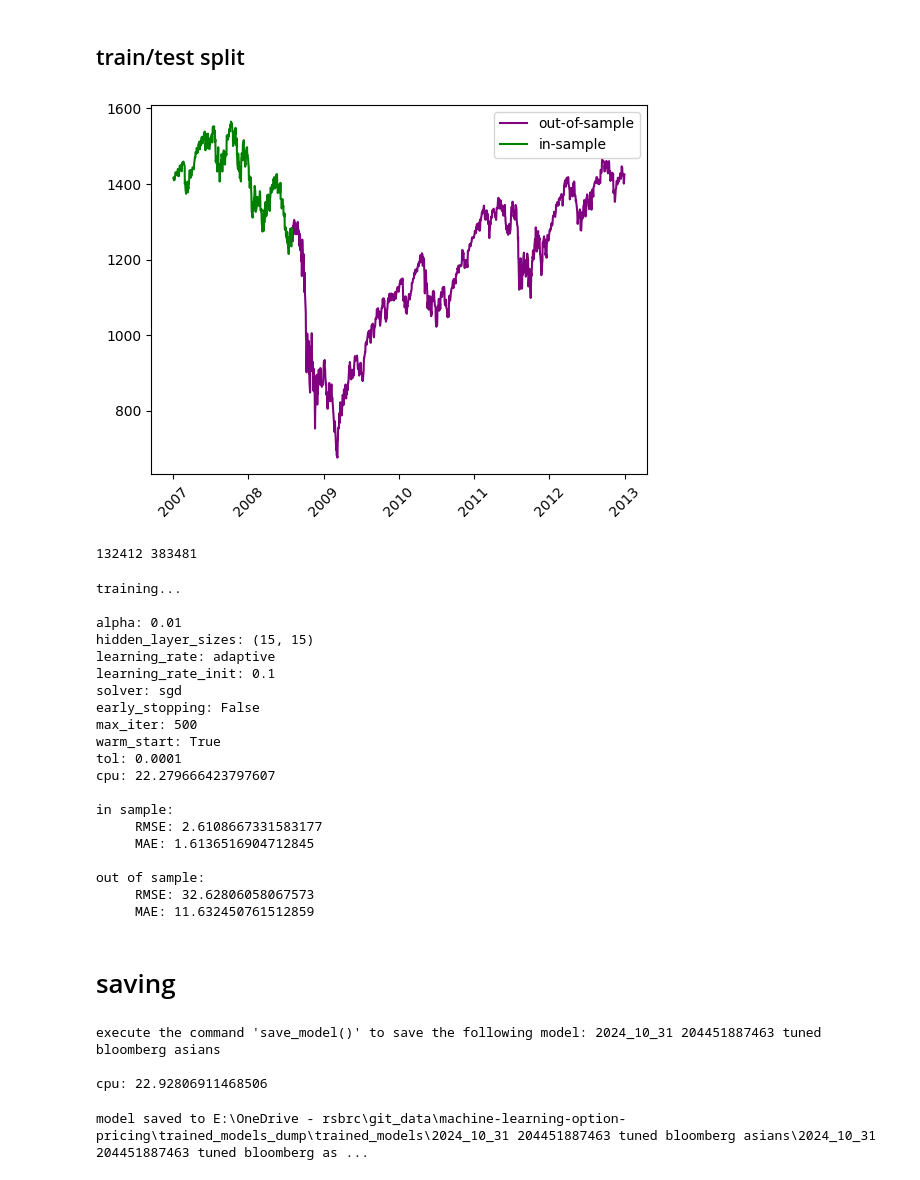
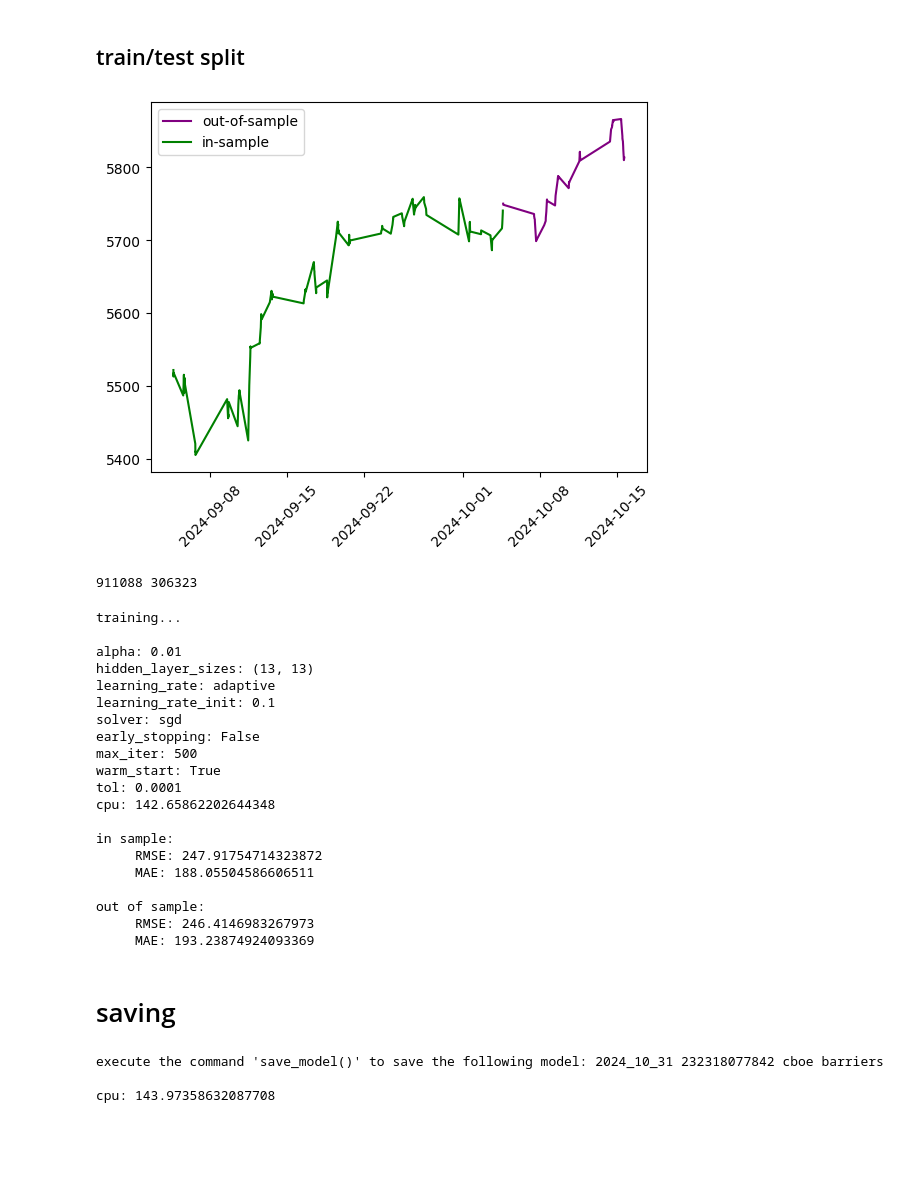
Before and after one commit to boomelage/machine-learning-option-pricing, a Jupyter notebook: train_routine.ipynb, the cells around one changed output. Saved outputs shown, nothing was run; the diff lists cells and outputs as text; code cells hidden in the pictures; blank space fills up the shorter version.

```diff
--- a/train_routine.ipynb
+++ b/train_routine.ipynb
@@ -24,10 +24,10 @@ models_dir = os.path.join(root,ms.trained_models)
 # initializing
 # %%
 from convsklearn import barrier_trainer, asian_trainer
-price_name = 'asian'
-filetag = 'tuned bloomberg asians'
-trainer = asian_trainer
-datadir = os.path.join(root,ms.bloomberg_spx_asians['dump'])
+price_name = 'barrier_price'
+filetag = 'cboe barriers'
+trainer = barrier_trainer
+datadir = os.path.join(root,ms.cboe_spx_barriers['dump'])
 
 dataset = collect_features(datadir,price_name)
 
@@ -49,31 +49,31 @@ Thu Oct 31 20:44:28 2024
 ## train/test split
 # %%
 dates = pd.Series(np.sort(dataset['calculation_date'].unique()))
-# development_dates = dates[:len(dates)*3//4]
-development_dates = dates[dates<=pd.Timestamp(2008,8,1)]
+development_dates = dates[:len(dates)*3//4]
+# development_dates = dates[dates<=pd.Timestamp(2008,8,1)]
 test_dates = dates[~dates.isin(development_dates)]
 train_data = dataset[dataset['calculation_date'].isin(development_dates)]
 test_data = dataset[dataset['calculation_date'].isin(test_dates)]
 
 train_plot = train_data[['calculation_date','spot_price']].copy().set_index('calculation_date').drop_duplicates()
 test_plot = test_data[['calculation_date','spot_price']].copy().set_index('calculation_date').drop_duplicates()
 plt.figure()
 plt.xticks(rotation=45)
 plt.plot(test_plot,color='purple',label='out-of-sample')
 plt.plot(train_plot,color='green',label='in-sample')
 plt.legend()
 plt.show()
 arrs = trainer.get_train_test_arrays(
     train_data, test_data)
 train_X = arrs['train_X']
 train_y = arrs['train_y']
 test_X = arrs['test_X']
 test_y = arrs['test_y']
 preprocessor = trainer.preprocess()
 print(len(train_y),len(test_X))
 # %% [output]
-[figure, old version]
+[figure, new version]
-132412 383481
+911088 306323
 # %%
 model_fit = trainer.run_dnn(preprocessor,train_X,train_y)
 train_test = trainer.test_prediction_accuracy(train_data,test_data,model_fit)
@@ -83,7 +83,7 @@ test_data = train_test['test_data']
 training...
 
 alpha: 0.01
-hidden_layer_sizes: (15, 15)
+hidden_layer_sizes: (13, 13)
 learning_rate: adaptive
 learning_rate_init: 0.1
 solver: sgd
@@ -91,15 +91,15 @@ early_stopping: False
 max_iter: 500
 warm_start: True
 tol: 0.0001
-cpu: 22.279666423797607
+cpu: 142.65862202644348
 
 in sample:
-     RMSE: 2.6108667331583177
-     MAE: 1.6136516904712845
+     RMSE: 247.91754714323872
+     MAE: 188.05504586606511
 
 out of sample:
-     RMSE: 32.62806058067573
-     MAE: 11.632450761512859
+     RMSE: 246.4146983267973
+     MAE: 193.23874924093369
 # %% [markdown]
 # saving
 # %%
@@ -131,10 +131,6 @@ print(f"execute the command 'save_model()' to save the following model: {file_ta
 train_runtime = train_end-train_start
 print(f"\ncpu: {train_runtime}")
 # %% [output]
-execute the command 'save_model()' to save the following model: 2024_10_31 204451887463 tuned bloomberg asians
+execute the command 'save_model()' to save the following model: 2024_10_31 232318077842 cboe barriers
 
-cpu: 22.92806911468506
+cpu: 143.97358632087708
-# %%
-save_model()
-# %% [output]
-model saved to E:\OneDrive - rsbrc\git_data\machine-learning-option-pricing\trained_models_dump\trained_models\2024_10_31 204451887463 tuned bloomberg asians\2024_10_31 204451887463 tuned bloomberg as ...
```
Also changed, not shown: parts of 1 cell of this notebook, 5 other files.
